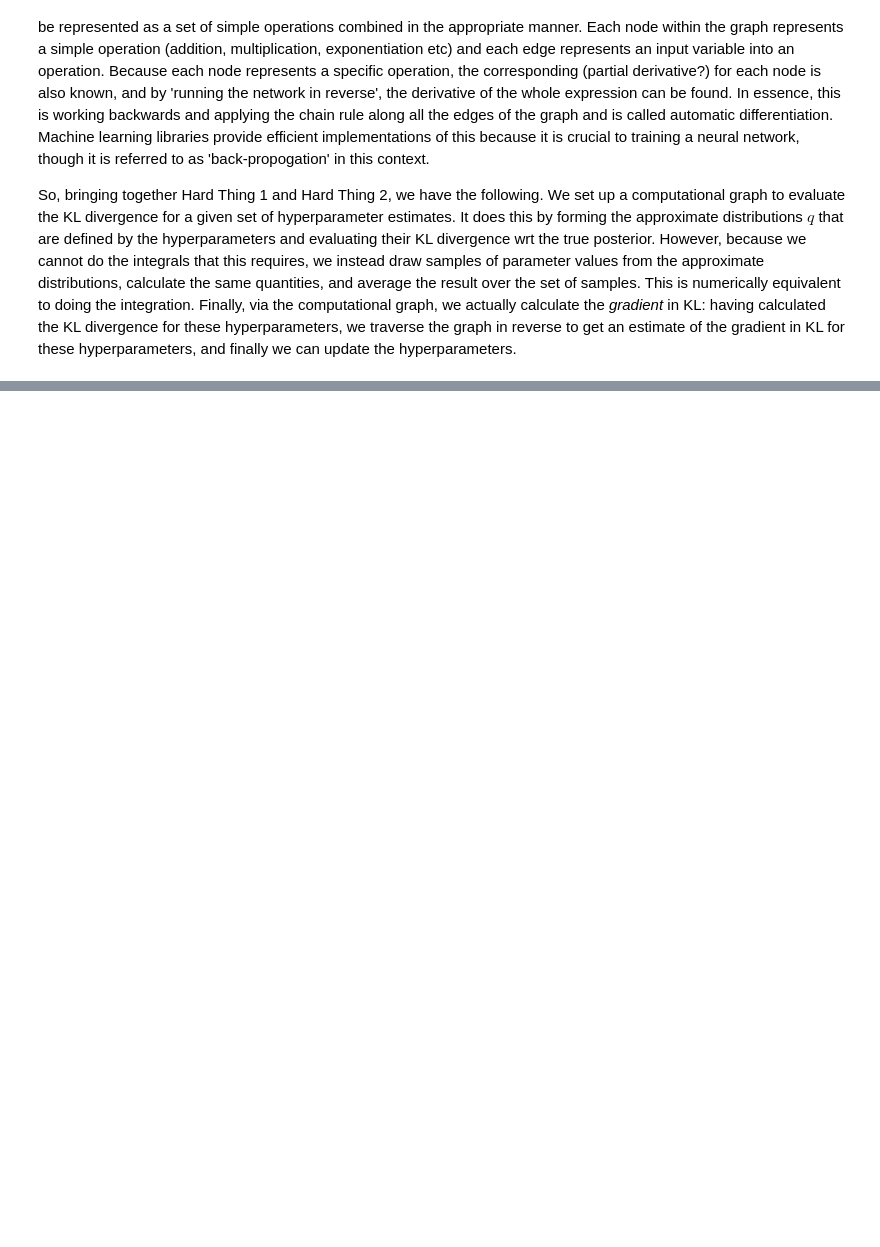
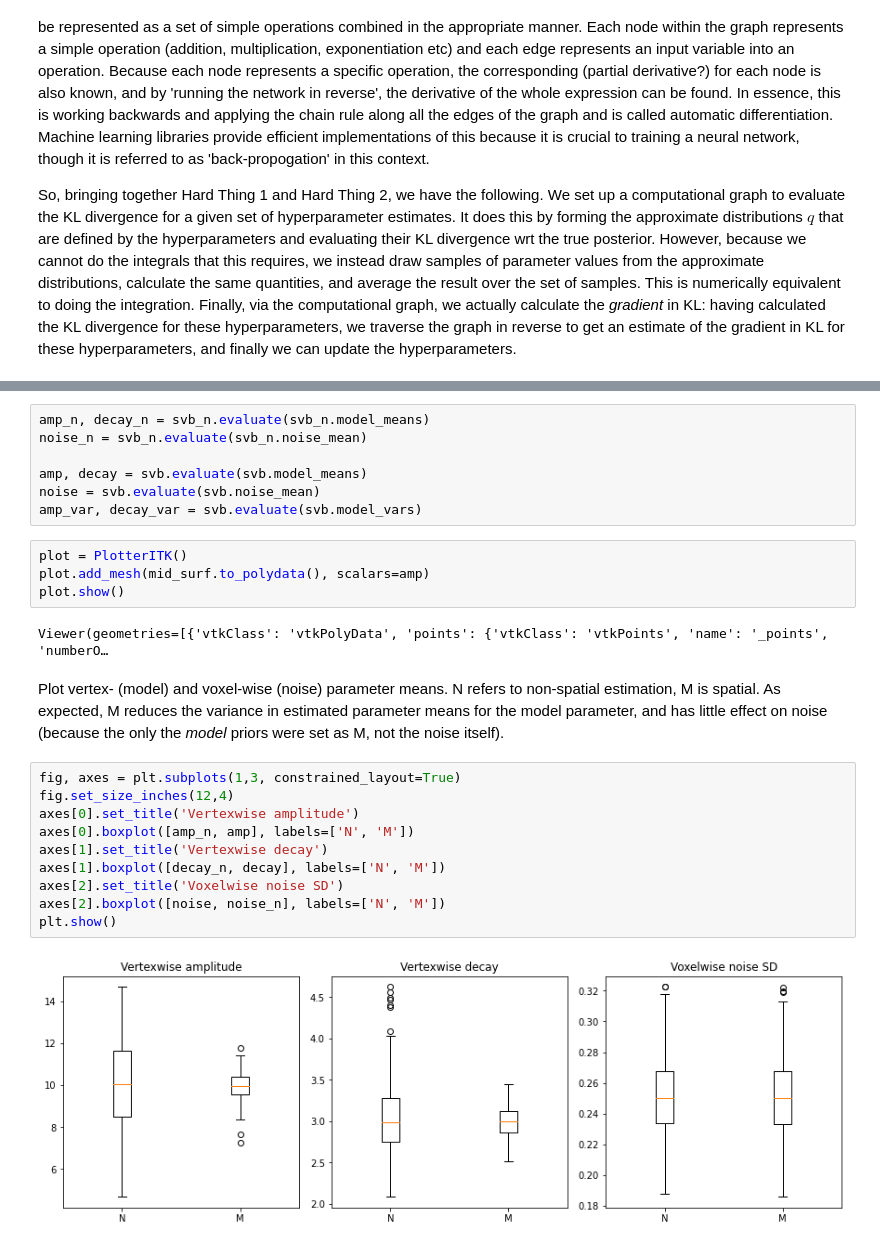
Before and after one commit to physimals/svb, a Jupyter notebook: surf_demo.ipynb, the cells around one changed output, grey strips where cells are left out. Cells and saved outputs as stored; diff of their text form; blank space fills up the shorter version.

```diff
--- a/surf_demo.ipynb
+++ b/surf_demo.ipynb
@@ -364,0 +246,27 @@ plt.show()
+# %%
+amp_n, decay_n = svb_n.evaluate(svb_n.model_means)
+noise_n = svb_n.evaluate(svb_n.noise_mean)
+
+amp, decay = svb.evaluate(svb.model_means)
+noise = svb.evaluate(svb.noise_mean)
+amp_var, decay_var = svb.evaluate(svb.model_vars)
+# %%
+plot = PlotterITK()
+plot.add_mesh(mid_surf.to_polydata(), scalars=amp)
+plot.show()
+# %% [output]
+Viewer(geometries=[{'vtkClass': 'vtkPolyData', 'points': {'vtkClass': 'vtkPoints', 'name': '_points', 'numberO…
+# %% [markdown]
+Plot vertex- (model) and voxel-wise (noise) parameter means. N refers to non-spatial estimation, M is spatial. As expected, M reduces the variance in estimated parameter means for the model parameter, and has little effect on noise (because the only the *model* priors were set as M, not the noise itself).
+# %%
+fig, axes = plt.subplots(1,3, constrained_layout=True)
+fig.set_size_inches(12,4)
+axes[0].set_title('Vertexwise amplitude')
+axes[0].boxplot([amp_n, amp], labels=['N', 'M'])
+axes[1].set_title('Vertexwise decay')
+axes[1].boxplot([decay_n, decay], labels=['N', 'M'])
+axes[2].set_title('Voxelwise noise SD')
+axes[2].boxplot([noise, noise_n], labels=['N', 'M'])
+plt.show()
+# %% [output]
+[figure, added]
```
Also changed, not shown: parts of 40 cells of this notebook, 1 other file.
